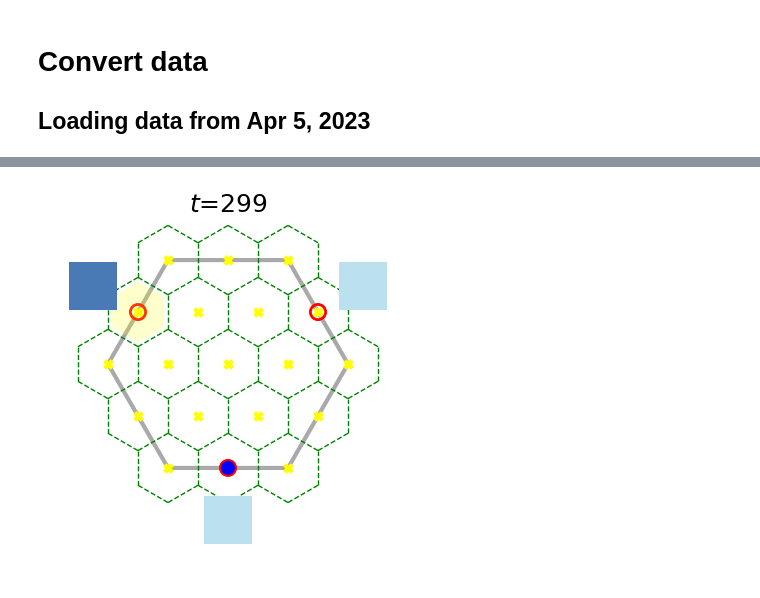
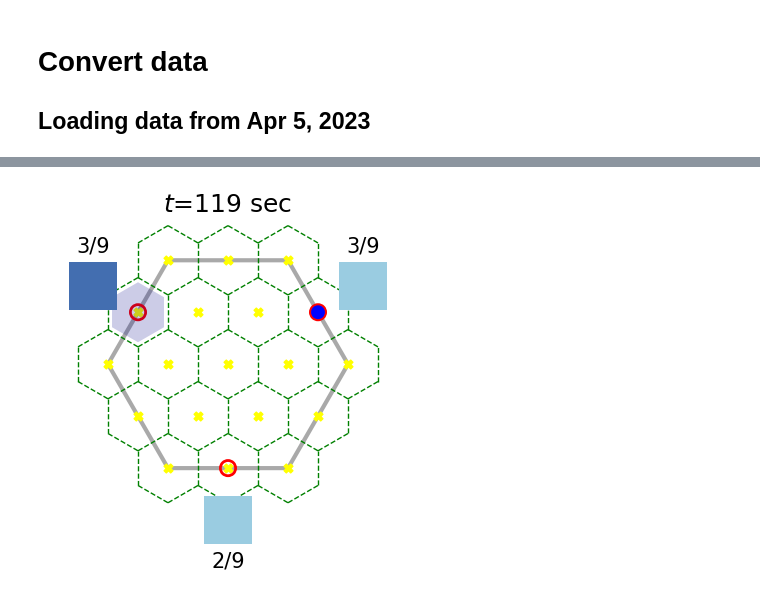
Before and after one commit to XaqLab/hex-arena, a Jupyter notebook: load-data.ipynb, the cells around one changed output, grey strips where cells are left out. Cells and saved outputs as stored; diff of their text form; code cells hidden in the pictures.

Commit message:
Update experiment data visualization

```diff
--- a/load-data.ipynb
+++ b/load-data.ipynb
@@ -22,10 +22,11 @@ from hexarena.env import ForagingEnv
 from hexarena.utils import load_monkey_data, discretize_monkey_data, extract_observation_action
 
 
-env = ForagingEnv(arena={'resol': 2}, boxes=[{'num_patches': 1}]*3, dt=1)
+env = ForagingEnv(arena={'resol': 2}, boxes=[{'num_grades': 10, 'num_patches': 1}]*3, dt=1)
 
 filename = 'store/monkey-data_040523/testSession2.mat'
-block_idx = rng.choice(7)
+# block_idx = rng.choice(7)
+block_idx = 4
 print('Block {}'.format(block_idx+1))
 block_data = load_monkey_data(filename, block_idx)
 
@@ -42,10 +43,13 @@ ax.plot(pos_xyz[:, 0], pos_xyz[:, 1], color='royalblue', linewidth=1)
 ax.set_title('Gaze position')
 
 _, ax = plt.subplots(figsize=(5, 2))
-ax.plot(block_data['t'], block_data['cues'])
+colors = ['violet', 'lime', 'tomato']
+for i, color in enumerate(colors):
+    ax.plot(block_data['t'], block_data['cues'][:, i], color=color)
+ax.legend(['Box A', 'Box B', 'Box C'], fontsize='x-small', loc='upper right')
 ax.set_xlim([0, 120])
 ax.set_xlabel('Time (sec)')
-ax.set_ylim([0, None])
+ax.set_ylim([0, 1.05])
 ax.set_ylabel('Cue')
 
 plt.show()
@@ -80,8 +84,9 @@ actions: (1230,)
 # %%
 fig, ani = env.play_episode(
     env_data['pos'], env_data['gaze'], env_data['colors'],
-    env_data['push'], env_data['success'], num_steps=300,
-    aname='block_{:02d}.gif'.format(block_idx+1),
+    env_data['push'], env_data['success'], num_steps=120,
+    use_sec=True,
 )
+ani.save('store/monkey-trial_block-{:d}.gif'.format(block_idx+1))
 # %% [output]
-[figure, old version]
+[figure, new version]
```
Also changed, not shown: parts of 3 cells of this notebook, 2 other files.
